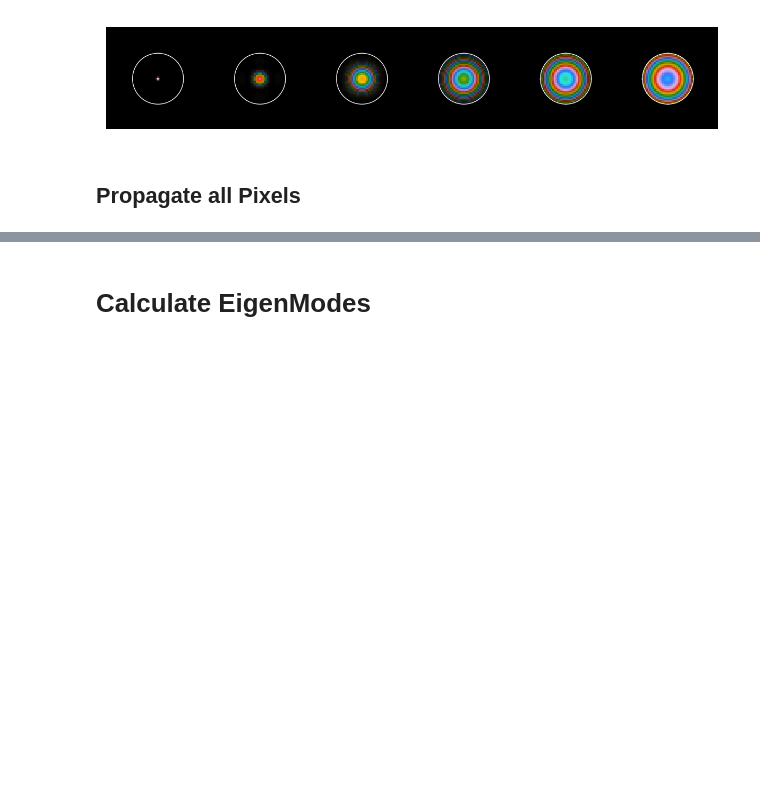
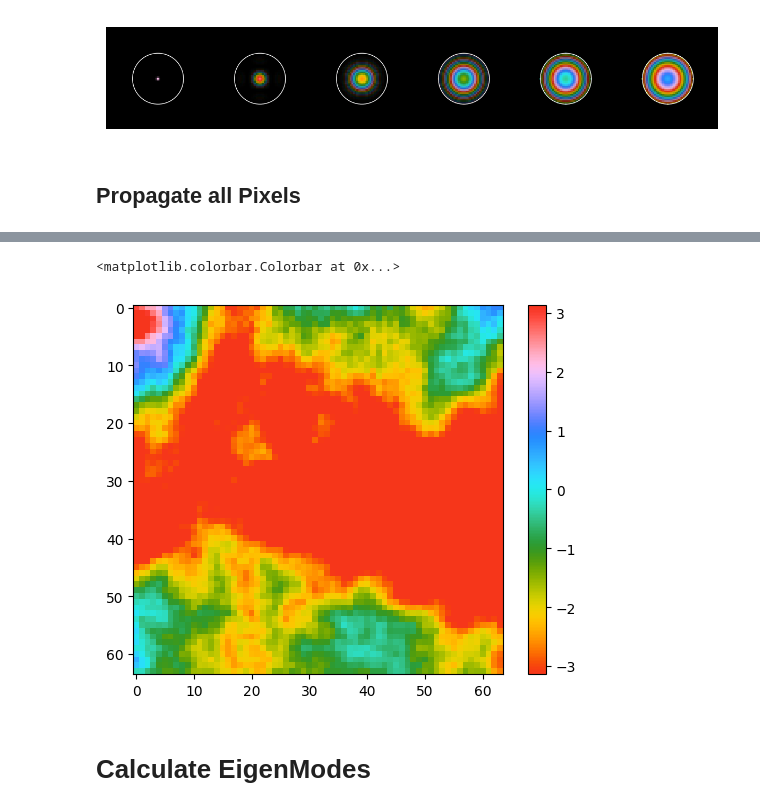
Before and after one commit to LukasScarfe/Eigen, a Jupyter notebook: eigenmodes.ipynb, the cells around one changed output, grey strips where cells are left out. Cells and saved outputs as stored; diff of their text form; code cells hidden in the pictures; blank space fills up the shorter version.

```diff
--- a/eigenmodes.ipynb
+++ b/eigenmodes.ipynb
@@ -246,3 +263,9 @@ Successfully processed 4096 pixels.
+# %%
+plt.imshow(inf_ps3, cmap=pmap, vmin=-np.pi, vmax=np.pi)
+plt.colorbar()
+# %% [output]
+<matplotlib.colorbar.Colorbar at 0x...>
+[figure, added]
 # %% [markdown]
 # Calculate EigenModes
 # %% [markdown]
```
Also changed, not shown: parts of 7 cells of this notebook, 1 other file.
